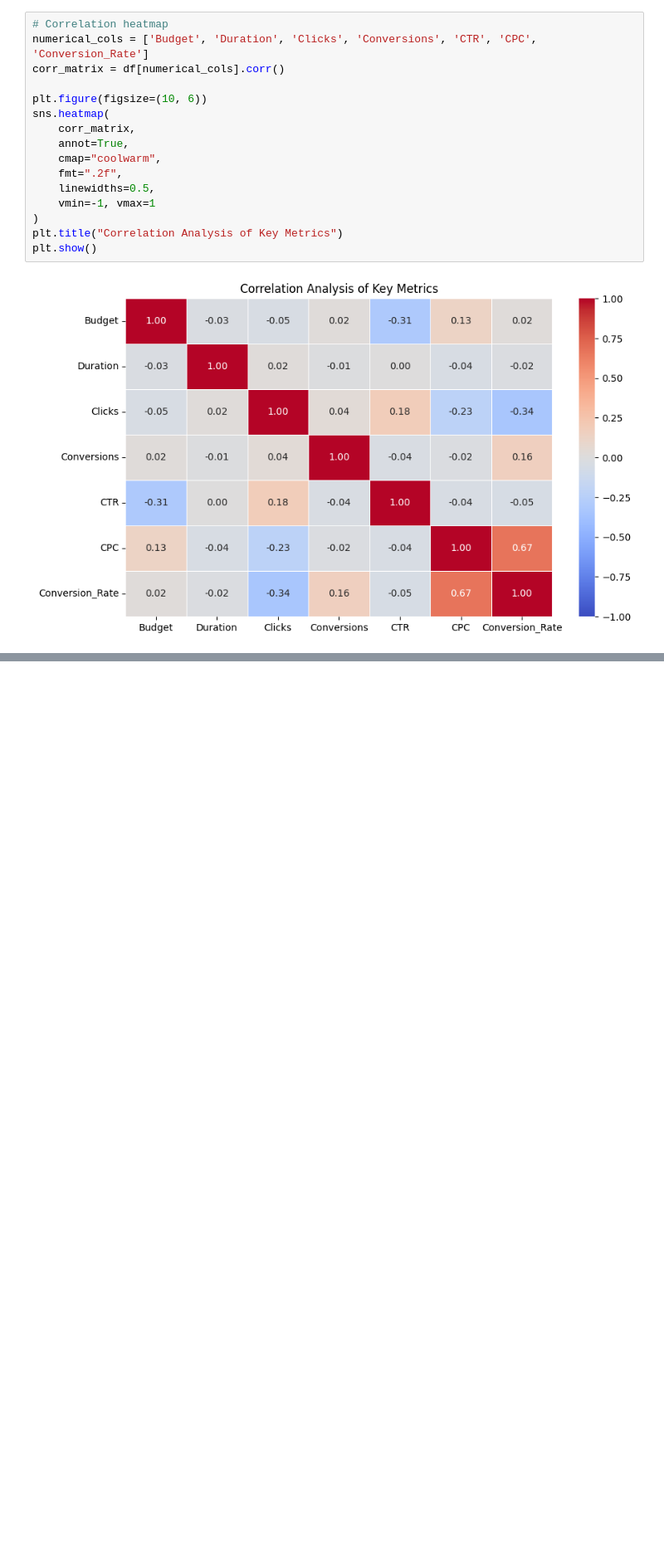
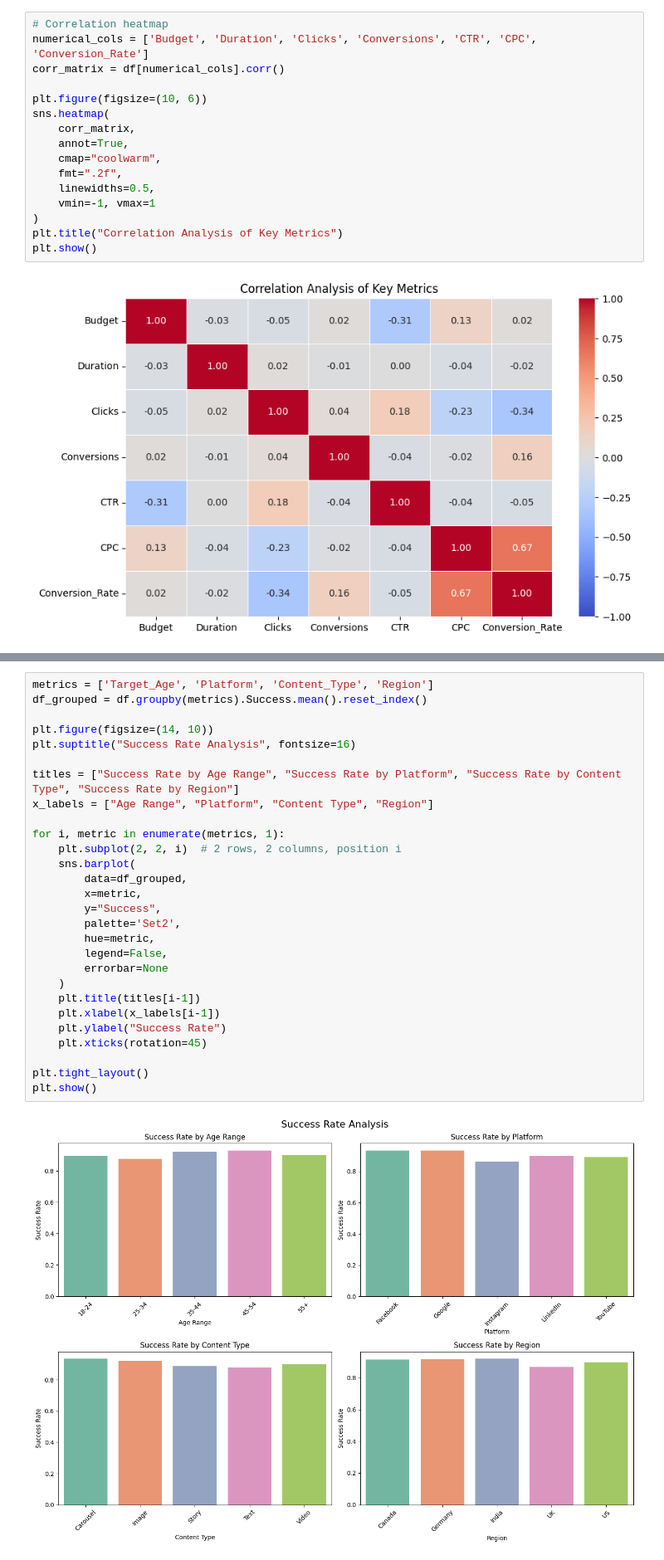
Before and after one commit to G-Bielokozowicz/Advertising-Campaign-Performance-Analysis, a Jupyter notebook: main.ipynb, the cells around one changed output, grey strips where cells are left out. Shown at 83% size. Saved outputs shown, nothing was run; the diff lists cells and outputs as text; blank space fills up the shorter version.

```diff
--- a/main.ipynb
+++ b/main.ipynb
@@ -459,0 +508,30 @@ plt.show()
+# %%
+metrics = ['Target_Age', 'Platform', 'Content_Type', 'Region']
+df_grouped = df.groupby(metrics).Success.mean().reset_index()
+
+plt.figure(figsize=(14, 10))
+plt.suptitle("Success Rate Analysis", fontsize=16)
+
+titles = ["Success Rate by Age Range", "Success Rate by Platform", "Success Rate by Content Type", "Success Rate by Region"]
+x_labels = ["Age Range", "Platform", "Content Type", "Region"]
+
+for i, metric in enumerate(metrics, 1):
+    plt.subplot(2, 2, i)  # 2 rows, 2 columns, position i
+    sns.barplot(
+        data=df_grouped,
+        x=metric,
+        y="Success",
+        palette='Set2',
+        hue=metric,
+        legend=False,
+        errorbar=None
+    )
+    plt.title(titles[i-1])
+    plt.xlabel(x_labels[i-1])
+    plt.ylabel("Success Rate")
+    plt.xticks(rotation=45)
+
+plt.tight_layout()
+plt.show()
+# %% [output]
+[figure, added]
```
Also changed, not shown: parts of 5 cells of this notebook.
